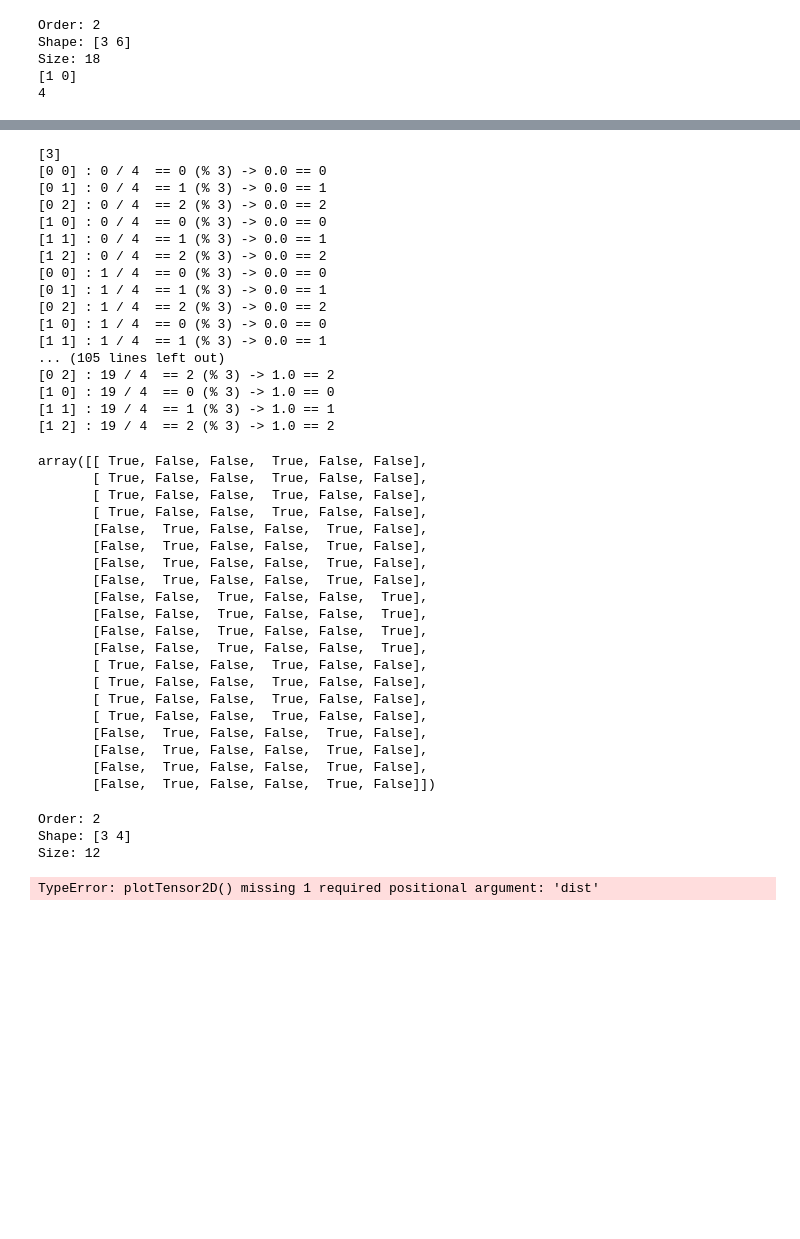
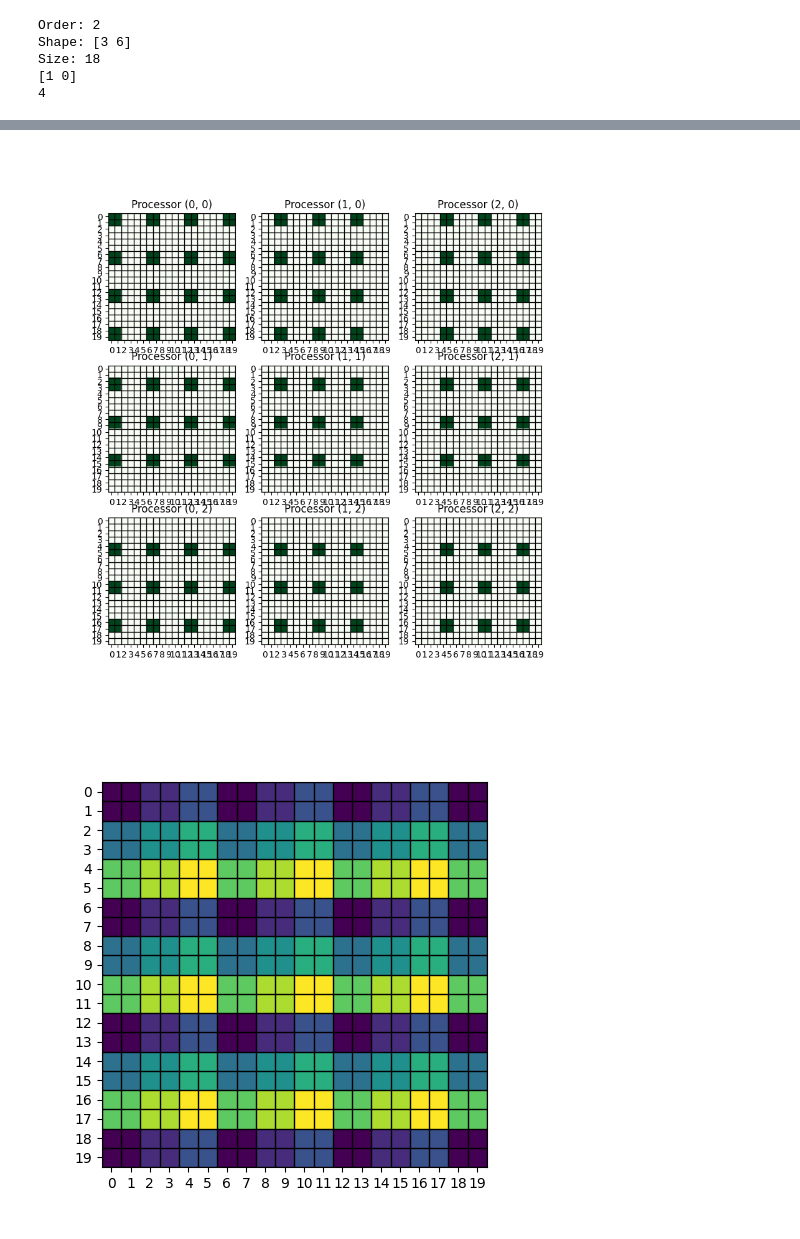
Before and after one commit to JuanPedroGHM/tensor_dist_viz, a Jupyter notebook: basics.ipynb, the cells around one changed output, grey strips where cells are left out. Cells and saved outputs as stored; diff of their text form; code cells hidden in the pictures; blank space fills up the shorter version.

Commit message:
2d plots of 2d tensors

```diff
--- a/basics.ipynb
+++ b/basics.ipynb
@@ -22,54 +28,9 @@ Size: 18
 # %%
+%matplotlib widget
 from tensor_dist_viz.dist import Distributition
 
-mesh = Tensor((2, 3))
-tensor = Tensor((5,5))
-d = Distributition(mesh,  ((1,), tuple()) , (4,1))
-d.distributeAxis(0, 20)
+tensor = Tensor((20,20))
+d = Distributition(mesh,  ((1,),(0,)), (2,2))
+plotProcessorView2D(tensor, d)
 # %% [output]
-[3]
-[0 0] : 0 / 4  == 0 (% 3) -> 0.0 == 0
-[0 1] : 0 / 4  == 1 (% 3) -> 0.0 == 1
-[0 2] : 0 / 4  == 2 (% 3) -> 0.0 == 2
-[1 0] : 0 / 4  == 0 (% 3) -> 0.0 == 0
-[1 1] : 0 / 4  == 1 (% 3) -> 0.0 == 1
-[1 2] : 0 / 4  == 2 (% 3) -> 0.0 == 2
-[0 0] : 1 / 4  == 0 (% 3) -> 0.0 == 0
-[0 1] : 1 / 4  == 1 (% 3) -> 0.0 == 1
-[0 2] : 1 / 4  == 2 (% 3) -> 0.0 == 2
-[1 0] : 1 / 4  == 0 (% 3) -> 0.0 == 0
-[1 1] : 1 / 4  == 1 (% 3) -> 0.0 == 1
-... (105 lines left out)
-[0 2] : 19 / 4  == 2 (% 3) -> 1.0 == 2
-[1 0] : 19 / 4  == 0 (% 3) -> 1.0 == 0
-[1 1] : 19 / 4  == 1 (% 3) -> 1.0 == 1
-[1 2] : 19 / 4  == 2 (% 3) -> 1.0 == 2
-array([[ True, False, False,  True, False, False],
-       [ True, False, False,  True, False, False],
-       [ True, False, False,  True, False, False],
-       [ True, False, False,  True, False, False],
-       [False,  True, False, False,  True, False],
-       [False,  True, False, False,  True, False],
-       [False,  True, False, False,  True, False],
-       [False,  True, False, False,  True, False],
-       [False, False,  True, False, False,  True],
-       [False, False,  True, False, False,  True],
-       [False, False,  True, False, False,  True],
-       [False, False,  True, False, False,  True],
-       [ True, False, False,  True, False, False],
-       [ True, False, False,  True, False, False],
-       [ True, False, False,  True, False, False],
-       [ True, False, False,  True, False, False],
-       [False,  True, False, False,  True, False],
-       [False,  True, False, False,  True, False],
-       [False,  True, False, False,  True, False],
-       [False,  True, False, False,  True, False]])
+[figure, added]
-# %%
-t = Tensor((3,4))
-t.info()
-plotTensor2D(t)
-# %% [output]
-Order: 2
-Shape: [3 4]
-Size: 12
-TypeError: plotTensor2D() missing 1 required positional argument: 'dist'
@@ -80,3 +37,12 @@ plot2DMesh(mesh)
+# %%
+%matplotlib widget
+from tensor_dist_viz.dist import Distributition
+
+tensor = Tensor((20,20))
+d = Distributition(mesh,  ((0,),(1,)), (2,2))
+plotTensor2D(tensor, d)
+# %% [output]
+[figure, added]
 # %%
 %matplotlib widget
 import matplotlib.pyplot as plt
```
Also changed, not shown: parts of 7 cells of this notebook, 2 other files.
